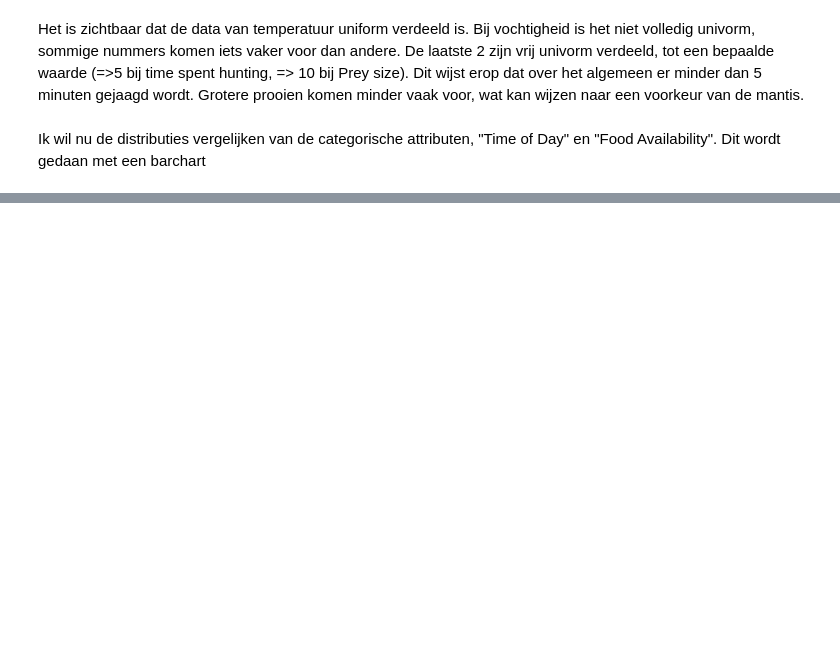
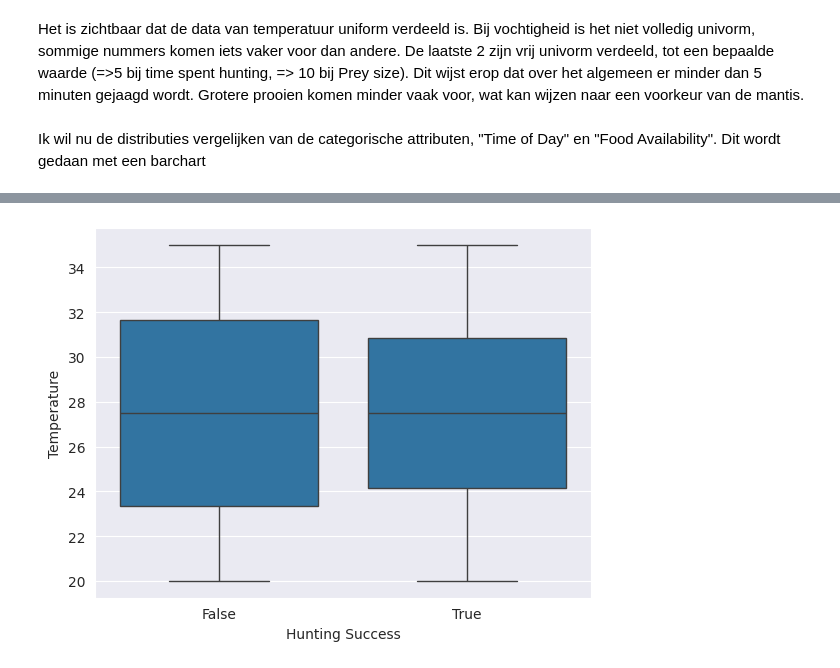
Before and after one commit to RamonReilman/hunting_mantis_ml, a Jupyter notebook: EDA.ipynb, the cells around one changed output, grey strips where cells are left out. Saved outputs shown, nothing was run; the diff lists cells and outputs as text; code cells hidden in the pictures; blank space fills up the shorter version.

```diff
--- a/EDA.ipynb
+++ b/EDA.ipynb
@@ -117,0 +128,4 @@ KeyboardInterrupt:
+# %%
+sns.boxplot(y=hunting_data["Temperature"], x=hunting_data["Hunting Success"].astype(bool));
+# %% [output]
+[figure, added]
```
Also changed, not shown: parts of 18 cells of this notebook, 1 other file.
